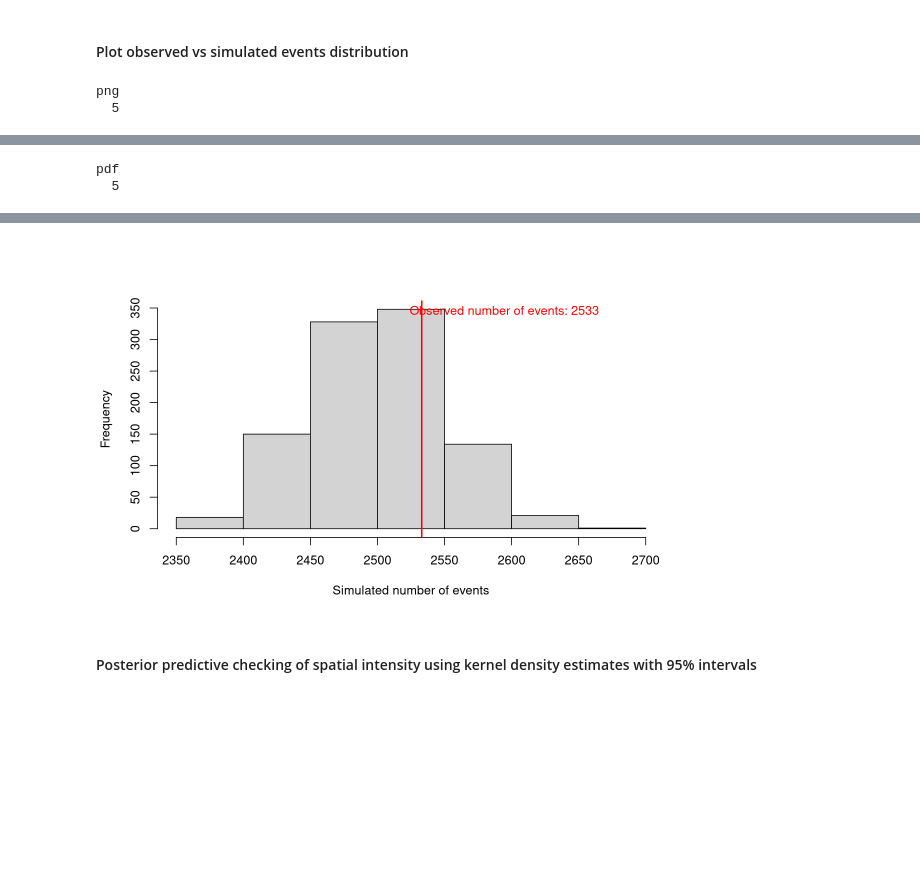
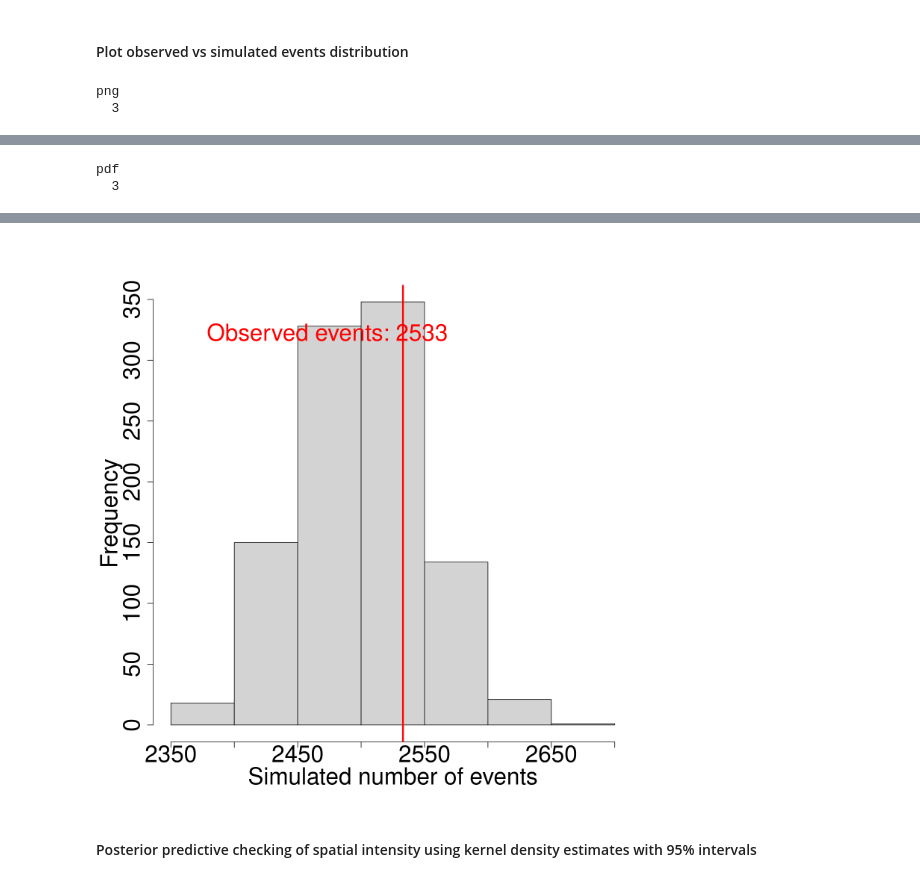
Before and after one commit to ElisavetPappa/col-conflict-sv, a Jupyter notebook: Pappa_et_al_2014-2024_ModelValidation.ipynb, the cells around one changed output, grey strips where cells are left out. Saved outputs shown, nothing was run; the diff lists cells and outputs as text; code cells hidden in the pictures; blank space fills up the shorter version.

```diff
--- a/Pappa_et_al_2014-2024_ModelValidation.ipynb
+++ b/Pappa_et_al_2014-2024_ModelValidation.ipynb
@@ -429,22 +439,26 @@ pp_sims <- spatstat.random::rpoispp(image, nsim = 1000)
 # %% [markdown]
 #### Plot observed vs simulated events distribution
 # %%
-options(repr.plot.width = 8, repr.plot.height = 5)
+options(repr.plot.width=10, repr.plot.height=10, repr.plot.res = 150)
+
+par(mar = c(5, 5, 4, 2) + 0.1)
 
 hist(
   lapply(pp_sims, function(x) x$n) |> unlist(),
   main = "",
+  cex.lab  = 2.5,
+  cex.axis = 2.5,
   xlab = "Simulated number of events"
 )
-abline(v = nrow(locs), col = "red", lwd = 2)
-legend_txt <- paste0("Observed number of events: ", nrow(locs))
-legend("topright", bty = "n", legend = legend_txt, text.col = "red")
+abline(v = nrow(locs), col = "red", lwd = 3)
+legend_txt <- paste0("Observed events: ", nrow(locs))
+legend("topright", bty = "n", legend = legend_txt, text.col = "red", cex = 2.5)
 
-dev.copy(png, paste0(output_dir, "FigureS6B_LGCPClust_obs_sim.png"), width = 1000, height = 1000, res = 150)
+dev.copy(png, paste0(output_dir, "FigureED6B_LGCPClust_obs_sim.png"), width = 10, height = 10, units = "in", res = 600)
 dev.off()
 
-dev.copy(pdf, paste0(output_dir, "FigureS6B_LGCPClust_obs_sim.pdf"), width = 7, height = 7)
+dev.copy(pdf, paste0(output_dir, "FigureED6B_LGCPClust_obs_sim_14-24.pdf"), width = 10, height = 10)
 dev.off()
 # %% [output]
 png
-  5
+  3
@@ -453,2 +467,2 @@ agg_record_1518550276
 pdf
-  5
+  3
@@ -457,4 +471,4 @@ agg_record_1518550276
-[figure, old version]
+[figure, new version]
 # %% [markdown]
 #### Posterior predictive checking of spatial intensity using kernel density estimates with 95% intervals
 # %%
```
Also changed, not shown: parts of 10 cells of this notebook, 3 other files.
